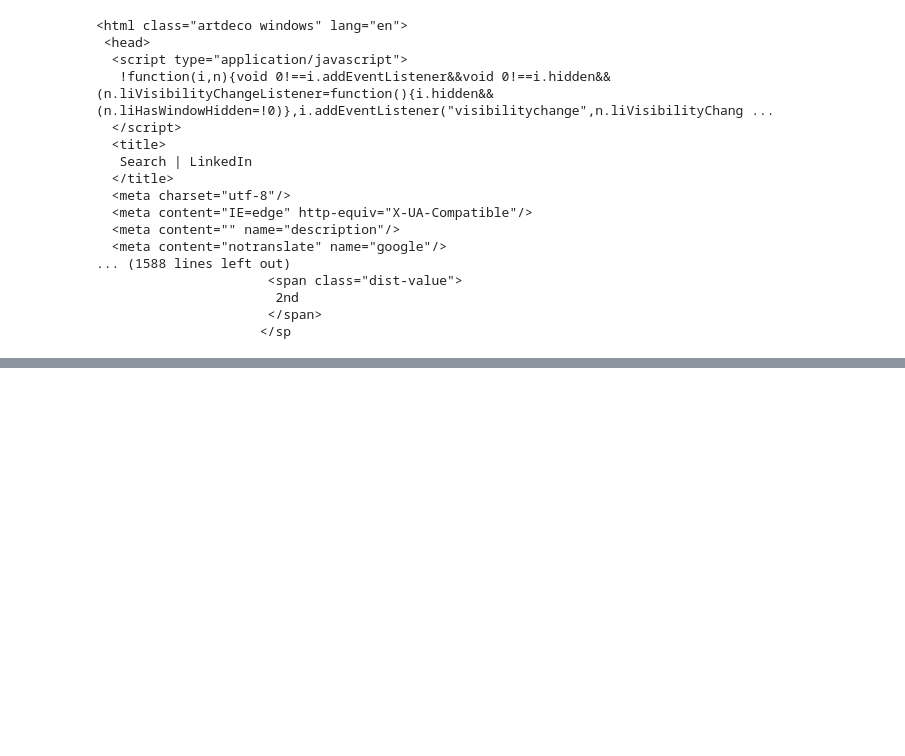
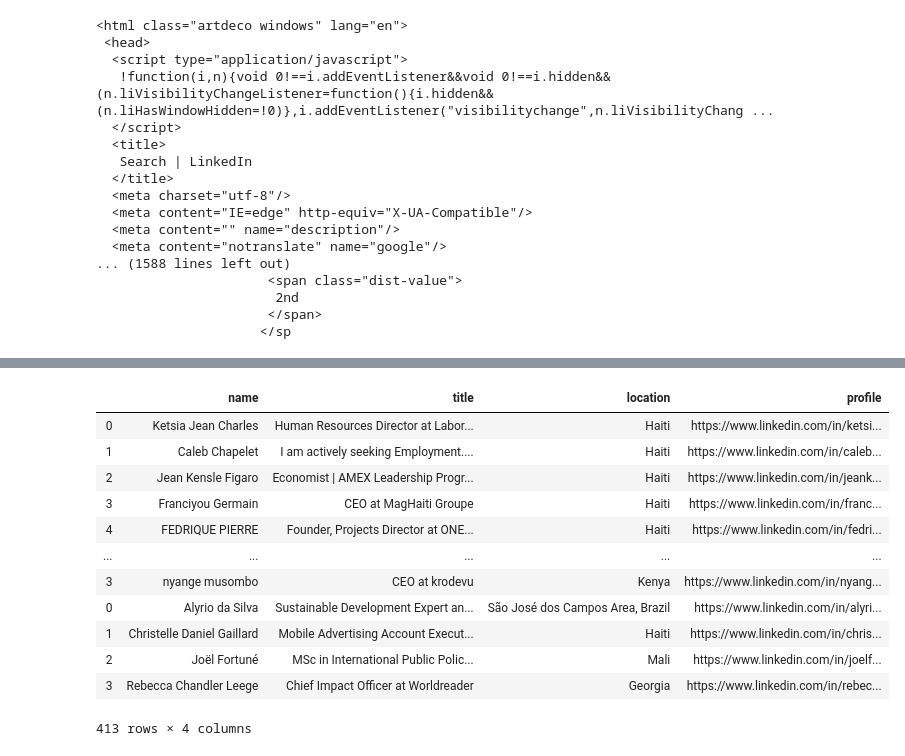
Before and after one commit to B1o0b1/Ayiti_analytics_capstone_project, a Jupyter notebook: initial_notebook.ipynb, the cells around one changed output, grey strips where cells are left out. Saved outputs shown, nothing was run; the diff lists cells and outputs as text; code cells hidden in the pictures; blank space fills up the shorter version.

```diff
--- a/initial_notebook.ipynb
+++ b/initial_notebook.ipynb
@@ -133,0 +360,16 @@ df
+# %%
+df
+# %% [output]
+|  | name | title | location | profile |
+| 0 | Ketsia Jean Charles | Human Resources Director at Labor... | Haiti | https://www.linkedin.com/in/ketsi... |
+| 1 | Caleb Chapelet | I am actively seeking Employment.... | Haiti | https://www.linkedin.com/in/caleb... |
+| 2 | Jean Kensle Figaro | Economist | AMEX Leadership Progr... | Haiti | https://www.linkedin.com/in/jeank... |
+| 3 | Franciyou Germain | CEO at MagHaiti Groupe | Haiti | https://www.linkedin.com/in/franc... |
+| 4 | FEDRIQUE PIERRE | Founder, Projects Director at ONE... | Haiti | https://www.linkedin.com/in/fedri... |
+| ... | ... | ... | ... | ... |
+| 3 | nyange musombo | CEO at krodevu | Kenya | https://www.linkedin.com/in/nyang... |
+| 0 | Alyrio da Silva | Sustainable Development Expert an... | São José dos Campos Area, Brazil | https://www.linkedin.com/in/alyri... |
+| 1 | Christelle Daniel Gaillard | Mobile Advertising Account Execut... | Haiti | https://www.linkedin.com/in/chris... |
+| 2 | Joël Fortuné | MSc in International Public Polic... | Mali | https://www.linkedin.com/in/joelf... |
+| 3 | Rebecca Chandler Leege | Chief Impact Officer at Worldreader | Georgia | https://www.linkedin.com/in/rebec... |
+413 rows × 4 columns
```
Also changed, not shown: parts of 15 cells of this notebook.
